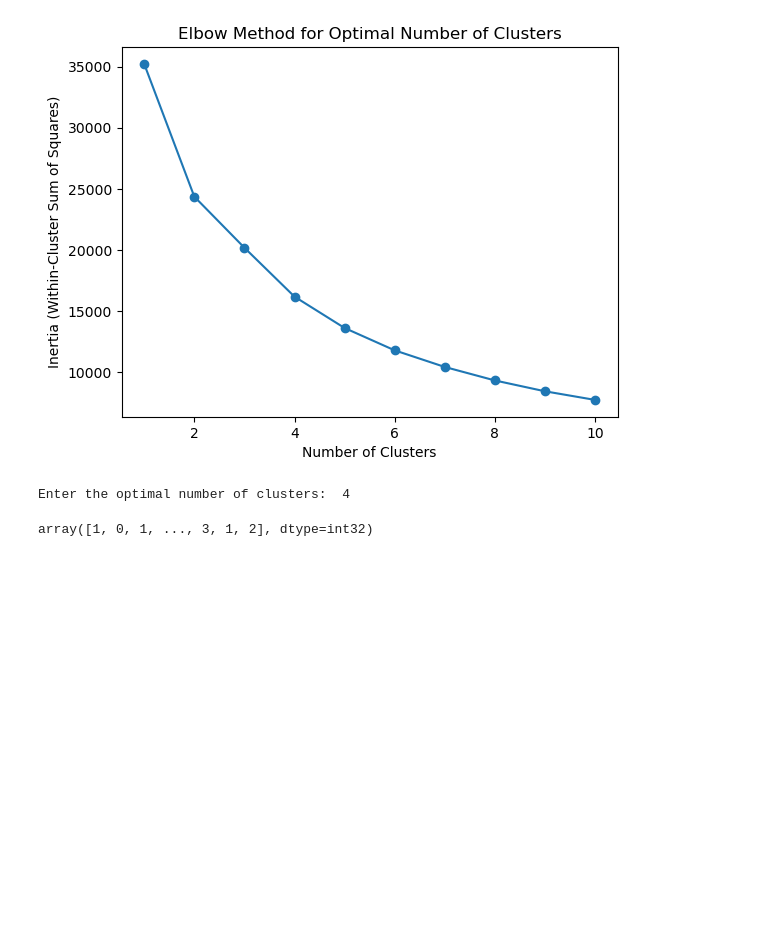
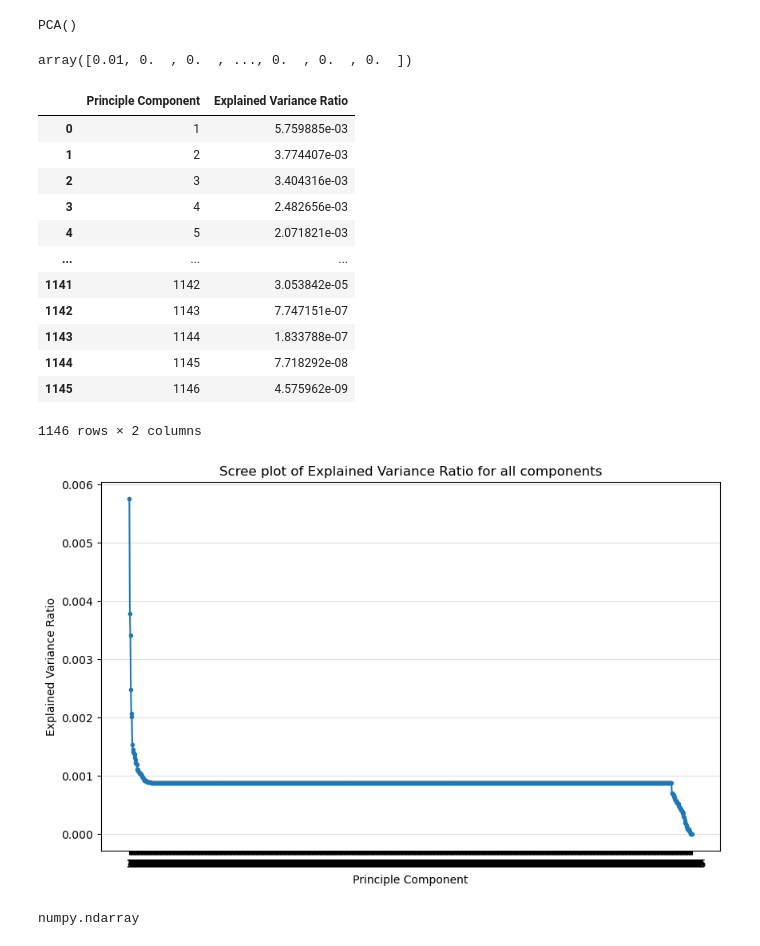
Before and after one commit to dipesh267/CustomerSegmentation, a Jupyter notebook: try-it_6.2_starter/myfile.ipynb, the cells around one changed output. Drawn from its saved outputs; the diff is of its cells as text; code cells hidden in the pictures; blank space fills up the shorter version.

```diff
--- a/try-it_6.2_starter/myfile.ipynb
+++ b/try-it_6.2_starter/myfile.ipynb
@@ -35,3 +54,0 @@ one_hot_df
-# %%
-object_cols = newdf.select_dtypes('object').columns.tolist()
-object_cols
@@ -81,3 +75,3 @@ memory usage: 1.6 MB
 # %%
-X = df_cleaned[['Tenure in Months','Avg Monthly Long Distance Charges','Monthly Charge','Total Extra Data Charges','Total Long Distance Charges']]
-X.head()
+scaler = StandardScaler()
+scaled_data = scaler.fit_transform(df_cleaned)
@@ -91,27 +78,38 @@ X.head()
 # %%
-scaler = StandardScaler()
-X_scaled = scaler.fit_transform(X)
+pca_all = PCA()
+pca_all.fit(scaled_data)
+# %% [output]
+PCA()
 # %%
-inertia_values = []
-num_clusters_range = range(1, 11)
-for num_clusters in num_clusters_range:
-    kmeans = KMeans(n_clusters=num_clusters, random_state=42)
-    kmeans.fit(X_scaled)
-    inertia_values.append(kmeans.inertia_)
+pca_all.explained_variance_ratio_.round(2)
+# %% [output]
+array([0.01, 0.  , 0.  , ..., 0.  , 0.  , 0.  ])
 # %%
-plt.plot(num_clusters_range, inertia_values, marker='o')
-plt.xlabel('Number of Clusters')
-plt.ylabel('Inertia (Within-Cluster Sum of Squares)')
-plt.title('Elbow Method for Optimal Number of Clusters')
-plt.show()
-
-optimal_num_clusters = int(input("Enter the optimal number of clusters: "))
+scree_data_all = pd.DataFrame({'Principle Component':range(1,len(pca_all.explained_variance_ratio_)+1),
+                               'Explained Variance Ratio': pca_all.explained_variance_ratio_})
+scree_data_all
 # %% [output]
-[figure, removed]
+|  | Principle Component | Explained Variance Ratio |
+| 0 | 1 | 5.759885e-03 |
+| 1 | 2 | 3.774407e-03 |
+| 2 | 3 | 3.404316e-03 |
+| 3 | 4 | 2.482656e-03 |
+| 4 | 5 | 2.071821e-03 |
+| ... | ... | ... |
+| 1141 | 1142 | 3.053842e-05 |
+| 1142 | 1143 | 7.747151e-07 |
+| 1143 | 1144 | 1.833788e-07 |
+| 1144 | 1145 | 7.718292e-08 |
+| 1145 | 1146 | 4.575962e-09 |
-Enter the optimal number of clusters:  4
+1146 rows × 2 columns
 # %%
-kmeans = KMeans(n_clusters=optimal_num_clusters, random_state=42)
-cluster_labels = kmeans.fit_predict(X_scaled)
-cluster_labels
+plt.figure(figsize=(10,6))
+plt.plot(scree_data_all['Principle Component'],scree_data_all['Explained Variance Ratio'], marker='.')
+plt.title('Scree plot of Explained Variance Ratio for all components')
+plt.xlabel('Principle Component')
+plt.ylabel('Explained Variance Ratio')
+plt.xticks(scree_data_all['Principle Component'])
+plt.grid(axis='y', alpha=0.4)
+plt.show()
 # %% [output]
-array([1, 0, 1, ..., 3, 1, 2], dtype=int32)
+[figure, added]
@@ -120 +119,5 @@ df_cleaned['clusters'] = cluster_labels
+# %%
+type(pca_results)
+# %% [output]
+numpy.ndarray
 # %%
```
Also changed, not shown: parts of 17 cells of this notebook.
